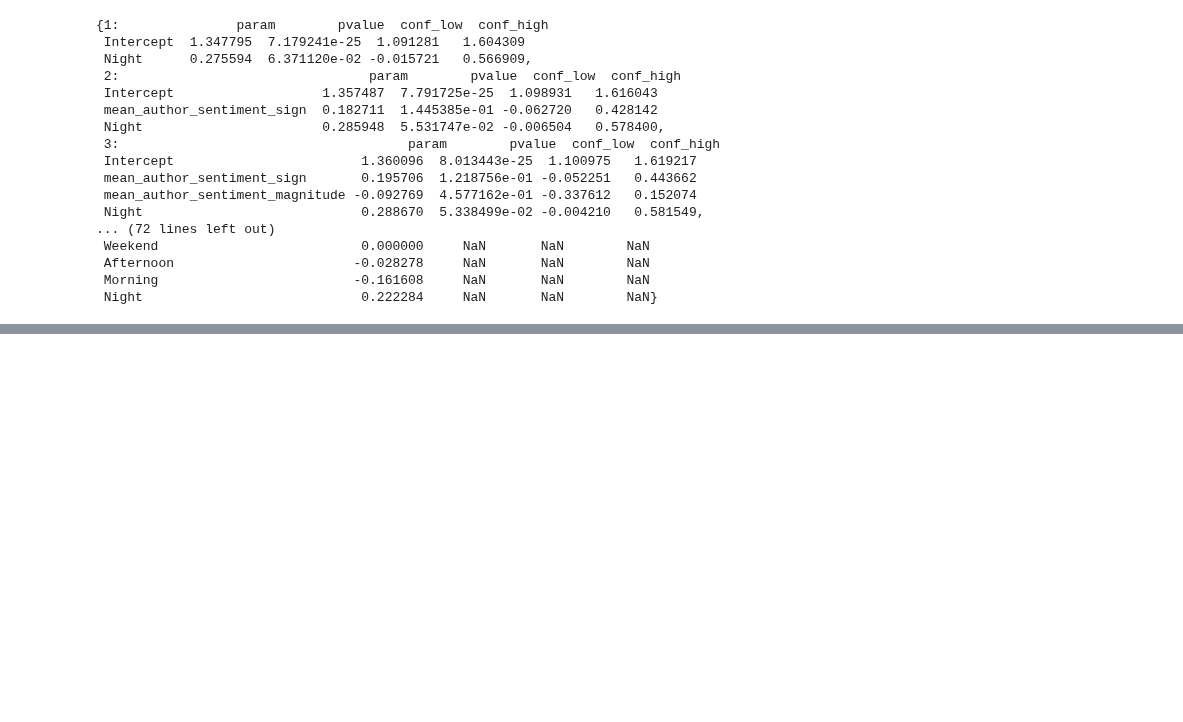
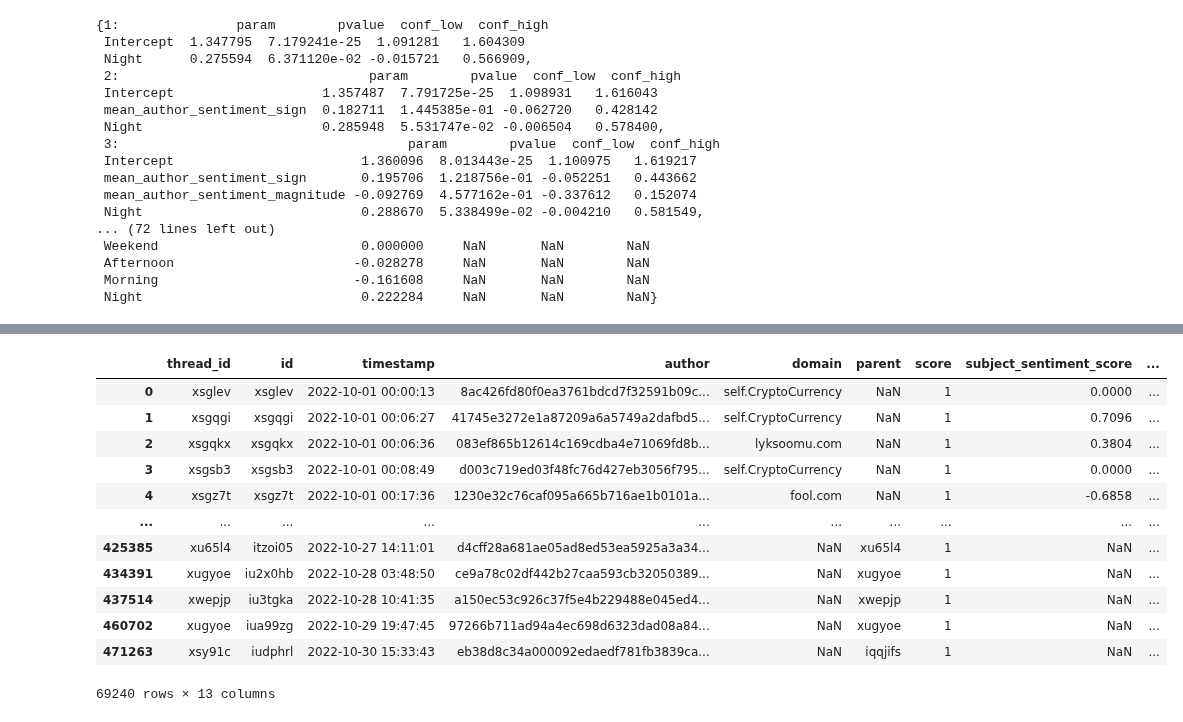
Before and after one commit to caralynch/reddit_analyses, a Jupyter notebook: 38_dummy_categorical_variables.ipynb, the cells around one changed output, grey strips where cells are left out. Cells and saved outputs as stored; diff of their text form; code cells hidden in the pictures; blank space fills up the shorter version.

```diff
--- a/38_dummy_categorical_variables.ipynb
+++ b/38_dummy_categorical_variables.ipynb
@@ -130,0 +226,16 @@ test_regmod.regression_metrics['regression_params']
+# %%
+thread_data
+# %% [output]
+|  | thread_id | id | timestamp | author | domain | parent | score | subject_sentiment_score | ... |
+| 0 | xsglev | xsglev | 2022-10-01 00:00:13 | 8ac426fd80f0ea3761bdcd7f32591b09c... | self.CryptoCurrency | NaN | 1 | 0.0000 | ... |
+| 1 | xsgqgi | xsgqgi | 2022-10-01 00:06:27 | 41745e3272e1a87209a6a5749a2dafbd5... | self.CryptoCurrency | NaN | 1 | 0.7096 | ... |
+| 2 | xsgqkx | xsgqkx | 2022-10-01 00:06:36 | 083ef865b12614c169cdba4e71069fd8b... | lyksoomu.com | NaN | 1 | 0.3804 | ... |
+| 3 | xsgsb3 | xsgsb3 | 2022-10-01 00:08:49 | d003c719ed03f48fc76d427eb3056f795... | self.CryptoCurrency | NaN | 1 | 0.0000 | ... |
+| 4 | xsgz7t | xsgz7t | 2022-10-01 00:17:36 | 1230e32c76caf095a665b716ae1b0101a... | fool.com | NaN | 1 | -0.6858 | ... |
+| ... | ... | ... | ... | ... | ... | ... | ... | ... | ... |
+| 425385 | xu65l4 | itzoi05 | 2022-10-27 14:11:01 | d4cff28a681ae05ad8ed53ea5925a3a34... | NaN | xu65l4 | 1 | NaN | ... |
+| 434391 | xugyoe | iu2x0hb | 2022-10-28 03:48:50 | ce9a78c02df442b27caa593cb32050389... | NaN | xugyoe | 1 | NaN | ... |
+| 437514 | xwepjp | iu3tgka | 2022-10-28 10:41:35 | a150ec53c926c37f5e4b229488e045ed4... | NaN | xwepjp | 1 | NaN | ... |
+| 460702 | xugyoe | iua99zg | 2022-10-29 19:47:45 | 97266b711ad94a4ec698d6323dad08a84... | NaN | xugyoe | 1 | NaN | ... |
+| 471263 | xsy91c | iudphrl | 2022-10-30 15:33:43 | eb38d8c34a000092edaedf781fb3839ca... | NaN | iqqjifs | 1 | NaN | ... |
+69240 rows × 13 columns
```
Also changed, not shown: parts of 13 cells of this notebook.
